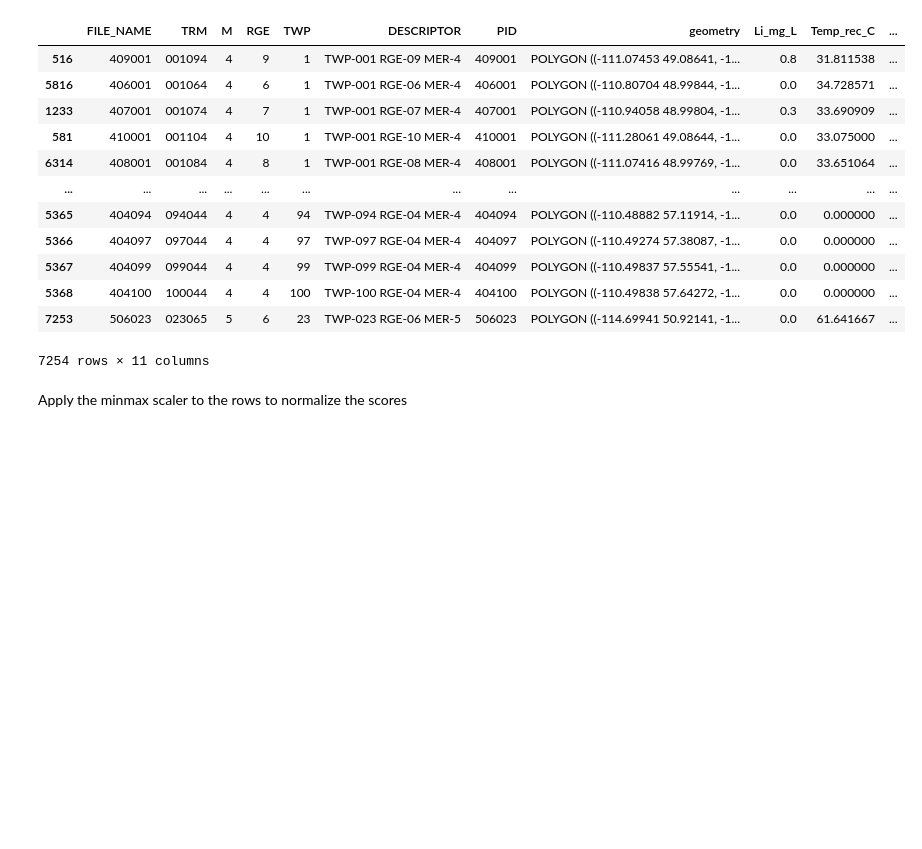
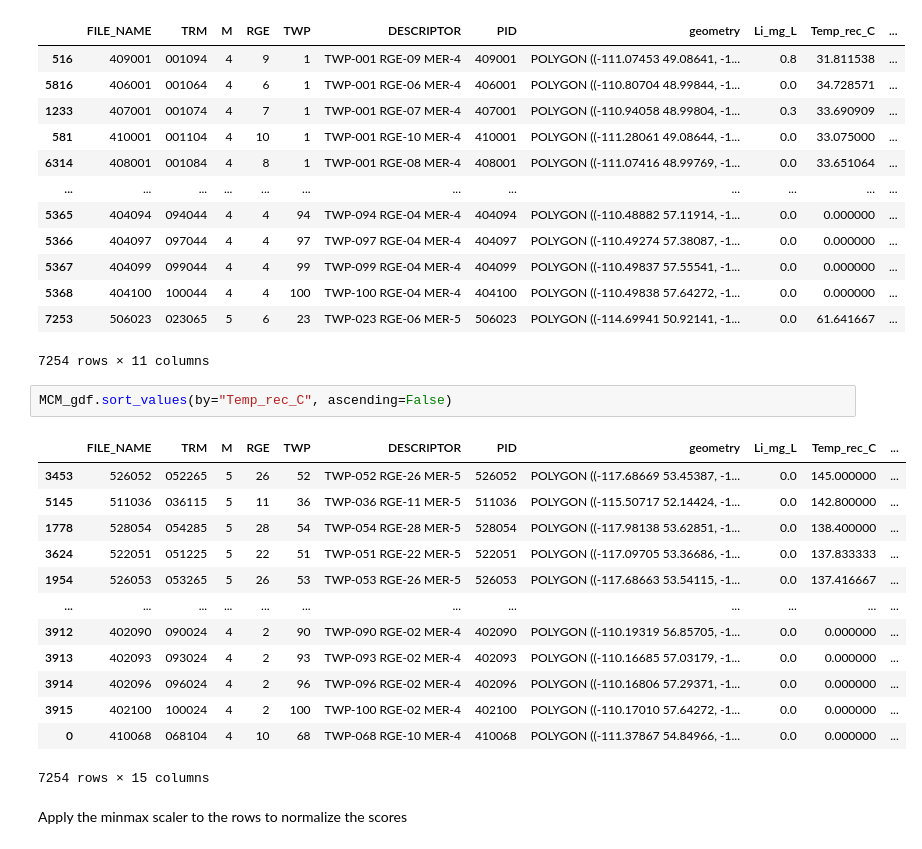
Before and after one commit to katherinewest/2024-redevelop, a Jupyter notebook: main.ipynb, the cells around one changed output. Saved outputs shown, nothing was run; the diff lists cells and outputs as text; blank space fills up the shorter version.

```diff
--- a/main.ipynb
+++ b/main.ipynb
@@ -444,6 +442,22 @@ MCM_gdf.sort_values(by="CCUS_Units", ascending=False)
 | 5368 | 404100 | 100044 | 4 | 4 | 100 | TWP-100 RGE-04 MER-4 | 404100 | POLYGON ((-110.49838 57.64272, -1... | 0.0 | 0.000000 | ... |
 | 7253 | 506023 | 023065 | 5 | 6 | 23 | TWP-023 RGE-06 MER-5 | 506023 | POLYGON ((-114.69941 50.92141, -1... | 0.0 | 61.641667 | ... |
 7254 rows × 11 columns
+# %%
+MCM_gdf.sort_values(by="Temp_rec_C", ascending=False)
+# %% [output]
+|  | FILE_NAME | TRM | M | RGE | TWP | DESCRIPTOR | PID | geometry | Li_mg_L | Temp_rec_C | ... |
+| 3453 | 526052 | 052265 | 5 | 26 | 52 | TWP-052 RGE-26 MER-5 | 526052 | POLYGON ((-117.68669 53.45387, -1... | 0.0 | 145.000000 | ... |
+| 5145 | 511036 | 036115 | 5 | 11 | 36 | TWP-036 RGE-11 MER-5 | 511036 | POLYGON ((-115.50717 52.14424, -1... | 0.0 | 142.800000 | ... |
+| 1778 | 528054 | 054285 | 5 | 28 | 54 | TWP-054 RGE-28 MER-5 | 528054 | POLYGON ((-117.98138 53.62851, -1... | 0.0 | 138.400000 | ... |
+| 3624 | 522051 | 051225 | 5 | 22 | 51 | TWP-051 RGE-22 MER-5 | 522051 | POLYGON ((-117.09705 53.36686, -1... | 0.0 | 137.833333 | ... |
+| 1954 | 526053 | 053265 | 5 | 26 | 53 | TWP-053 RGE-26 MER-5 | 526053 | POLYGON ((-117.68663 53.54115, -1... | 0.0 | 137.416667 | ... |
+| ... | ... | ... | ... | ... | ... | ... | ... | ... | ... | ... | ... |
+| 3912 | 402090 | 090024 | 4 | 2 | 90 | TWP-090 RGE-02 MER-4 | 402090 | POLYGON ((-110.19319 56.85705, -1... | 0.0 | 0.000000 | ... |
+| 3913 | 402093 | 093024 | 4 | 2 | 93 | TWP-093 RGE-02 MER-4 | 402093 | POLYGON ((-110.16685 57.03179, -1... | 0.0 | 0.000000 | ... |
+| 3914 | 402096 | 096024 | 4 | 2 | 96 | TWP-096 RGE-02 MER-4 | 402096 | POLYGON ((-110.16806 57.29371, -1... | 0.0 | 0.000000 | ... |
+| 3915 | 402100 | 100024 | 4 | 2 | 100 | TWP-100 RGE-02 MER-4 | 402100 | POLYGON ((-110.17010 57.64272, -1... | 0.0 | 0.000000 | ... |
+| 0 | 410068 | 068104 | 4 | 10 | 68 | TWP-068 RGE-10 MER-4 | 410068 | POLYGON ((-111.37867 54.84966, -1... | 0.0 | 0.000000 | ... |
+7254 rows × 15 columns
 # %% [markdown]
 Apply the minmax scaler to the rows to normalize the scores
 # %%
```
Also changed, not shown: parts of 9 cells of this notebook.
